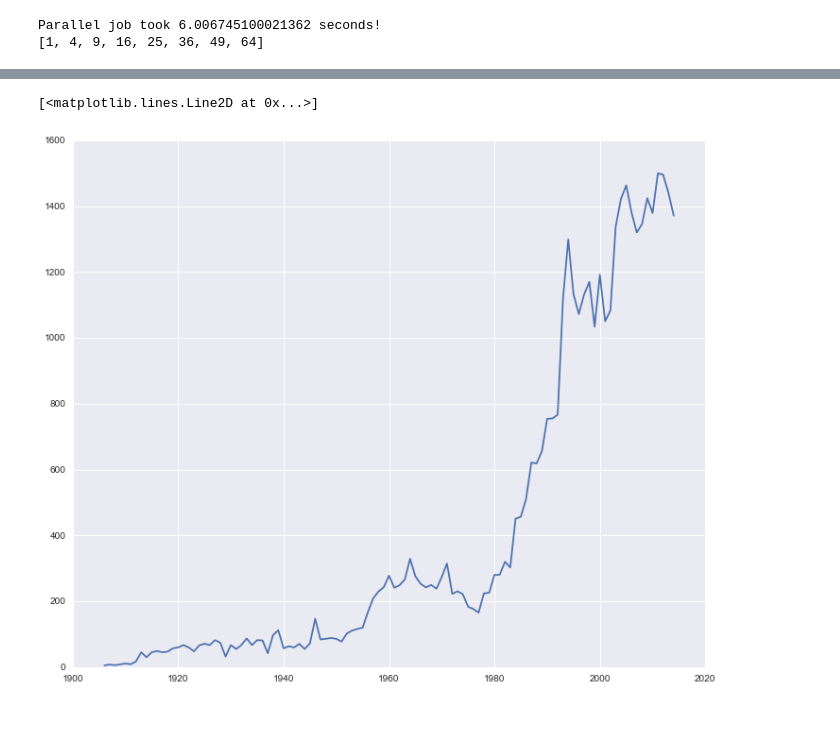
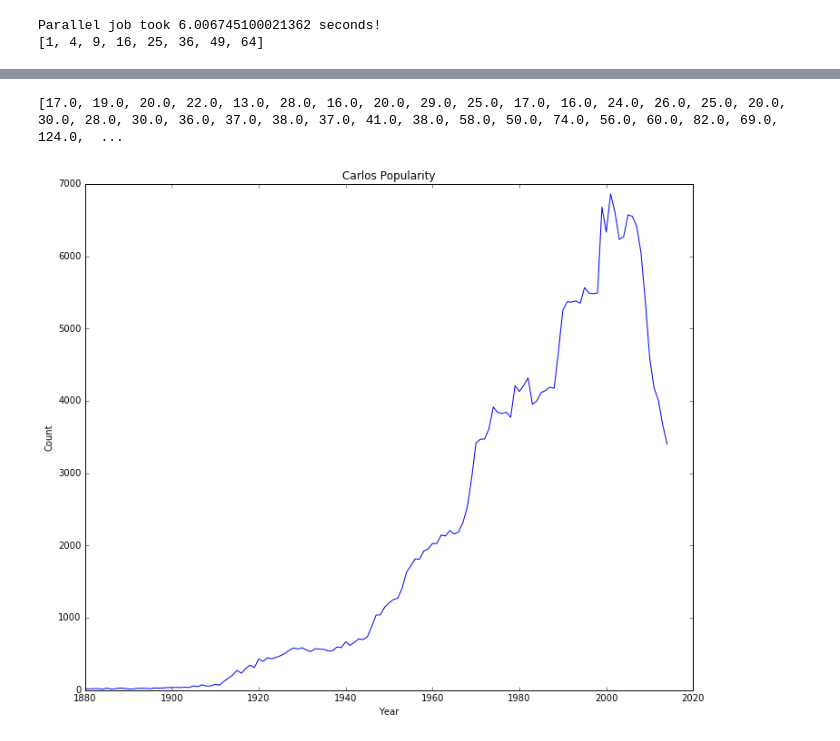
Before and after one commit to cgoliver/Notebooks, a Jupyter notebook: Intro_to_Python.ipynb, the cells around one changed output, grey strips where cells are left out. Cells and saved outputs as stored; diff of their text form; code cells hidden in the pictures.

```diff
--- a/Intro_to_Python.ipynb
+++ b/Intro_to_Python.ipynb
@@ -727,3 +801,10 @@ memory usage: 69.6+ MB
+# %%
+baby_dict, year_list = read_names(babypath)
+
+#look up your name in the dictionary!
+print(baby_dict['Carlos'])
+# %% [output]
+[17.0, 19.0, 20.0, 22.0, 13.0, 28.0, 16.0, 20.0, 29.0, 25.0, 17.0, 16.0, 24.0, 26.0, 25.0, 20.0, 30.0, 28.0, 30.0, 36.0, 37.0, 38.0, 37.0, 41.0, 38.0, 58.0, 50.0, 74.0, 56.0, 60.0, 82.0, 69.0, 124.0,  ...
 # %%
 #first let's look for an individual name and plot its popularity trend in time.
 
@@ -733,46 +814,22 @@ memory usage: 69.6+ MB
 #one obstacle for this task is that some names have multiple counts for the same year. so we will have to deal with
 # this. we'll take the average of the years and use that as our count.
 
-def name_trend(name, names_df):
-    #a dictionary to store information on the name
-    name_dict = {}
 
-    #let's organize the data by name so that we can go name by name through the DataFrame
-    g = names_df.groupby(['Name'])
+#notice the 'title=' argument. this is known as keyword argument. it is useful for giving a default value to a function
+#so in this case the user can decide whether or not he gives the title of the plot. If he/she doesn't then the title
+#defaults to "Plot Title"
 
-    #now let's go through each 'group' wich has the lines corresponding to each name
-    for n, group in g:
-        #if the current name matches the given name, we get the stats.
-        if name == n:
-            #we go through each row in the group with the itertuples() function.
-            #itertuples() gives us a tuple for each row and we can access each element by name
-            for row in group.itertuples():
-                #we store the year and count of the row
-                year = row.Year
-                count = row.Count
-                #if we have not seen that year yet we add it to the dictionary keys and give it an empty list
-                if year not in name_dict.keys():
-                    name_dict[year] = []
-                    name_dict[year].append(count)
-                #if we have seen the year, we simply add it to the dictionary at the current year's key
-                else:
-                    name_dict[year].append(count)
-        else:
-            continue
+def name_plot(name, names_dict, year_list, title="Plot Title"):
+    #we give the matplotlib function plot() the x and y lists that we would like to plot
+    plt.plot(year_list, baby_dict[name], label=name)
+    plt.title(title)
+    plt.xlabel("Year")
+    plt.ylabel("Count")
 
-    #let's sort the keys in the dictionary to make sure the years are in chronological order
-    years = sorted(name_dict.keys())
-    #now we make a list containing the average count for each year
-    avg_counts = [np.mean(name_dict[y]) for y in years]
-    #we return a tuple containing the list of years, and the list of average counts
-    return((years, avg_counts))
+    pass
 # %%
 #let's try out the function. give it a name and the names_df
-y, c = name_trend("Kendall", names_df)
-
-#use the matplotlib function plot() which takes a list of x and y values
-plt.plot(y, c)
+name_plot("Carlos", baby_dict, year_list, title="Carlos Popularity")
 # %% [output]
-[<matplotlib.lines.Line2D at 0x...>]
-[figure, old version]
+[figure, new version]
 # %%
```
Also changed, not shown: parts of 24 cells of this notebook.
